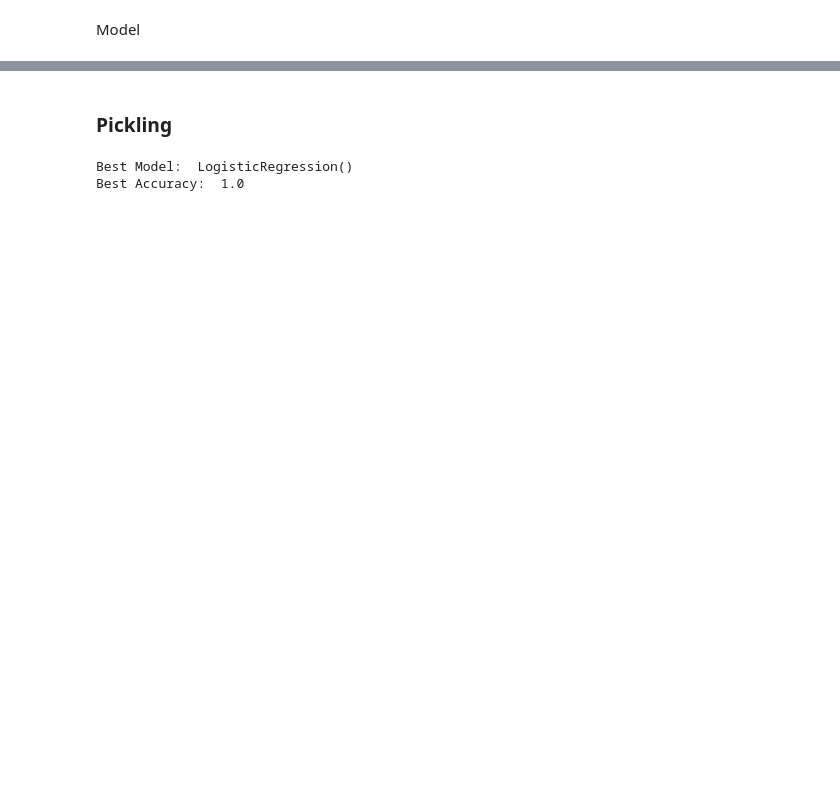
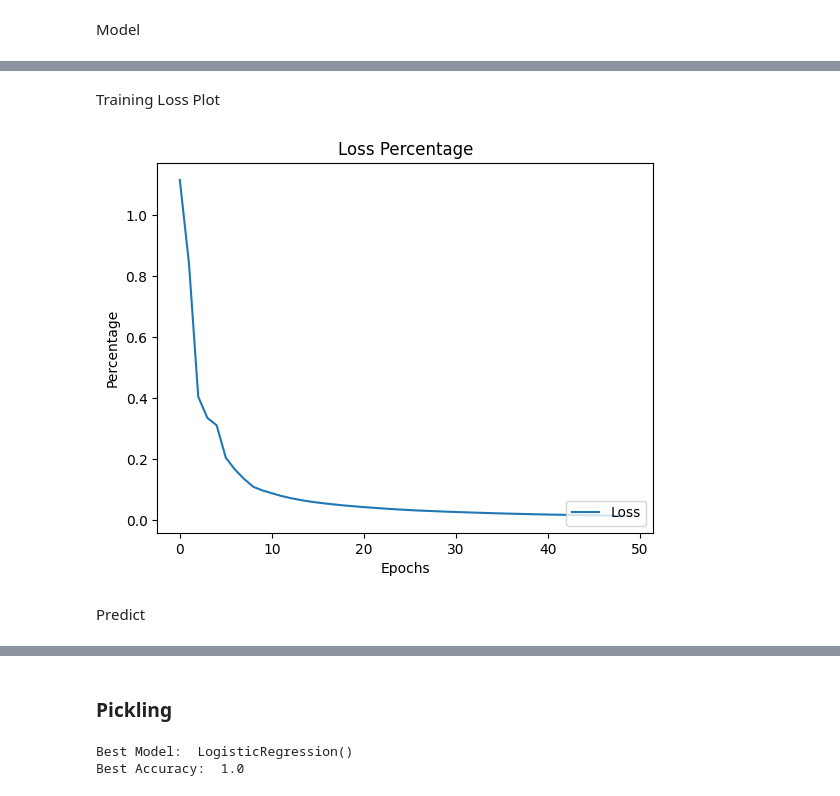
Before and after one commit to RampageousRJ/Forest-Fire-Prediction, a Jupyter notebook: model.ipynb, the cells around one changed output, grey strips where cells are left out. Cells and saved outputs as stored; diff of their text form; code cells hidden in the pictures; blank space fills up the shorter version.

```diff
--- a/model.ipynb
+++ b/model.ipynb
@@ -254,0 +348,13 @@ AttributeError: 'numpy.ndarray' object has no attribute 'replace'
+# %% [markdown]
+Training Loss Plot
+# %%
+plt.plot(hist.history['loss'], label='Loss')
+plt.legend(loc='lower right')
+plt.title('Loss Percentage')
+plt.xlabel('Epochs')
+plt.ylabel('Percentage')
+plt.show()
+# %% [output]
+[figure, added]
+# %% [markdown]
+Predict
```
Also changed, not shown: parts of 21 cells of this notebook.
